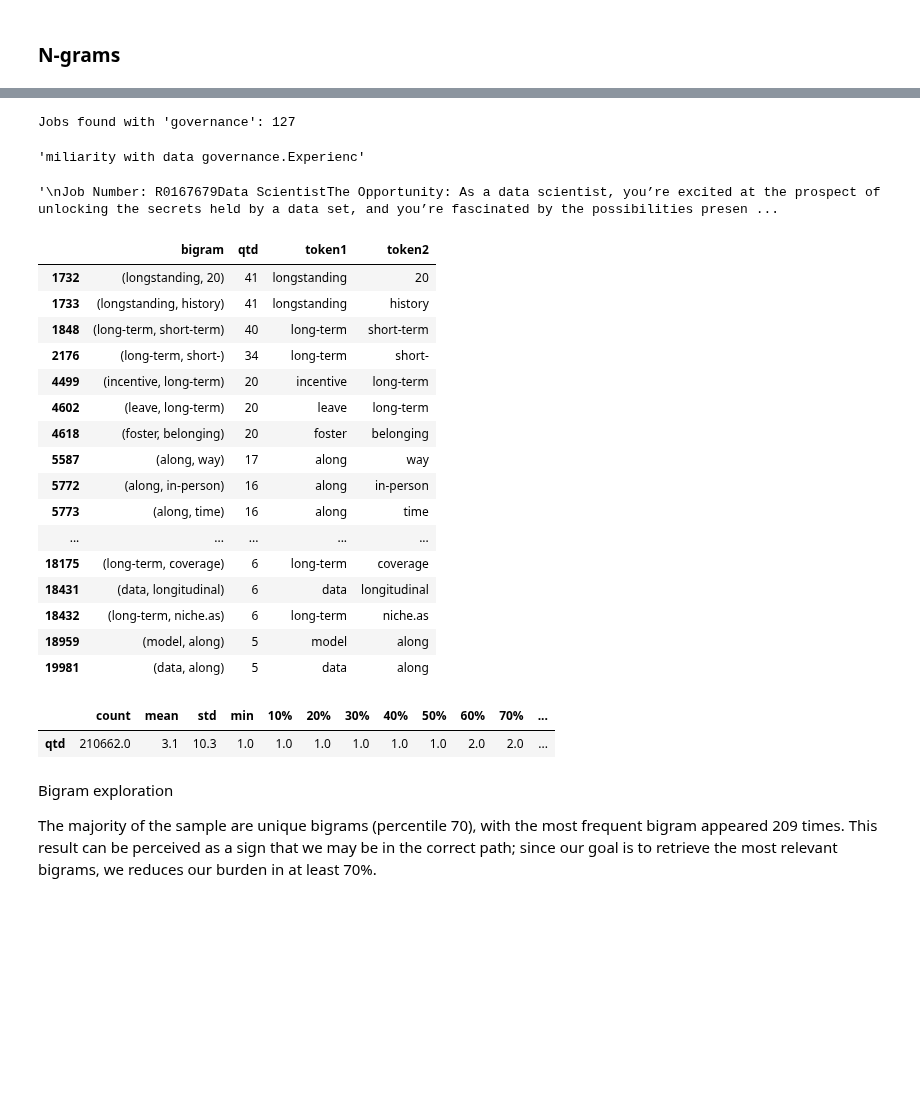
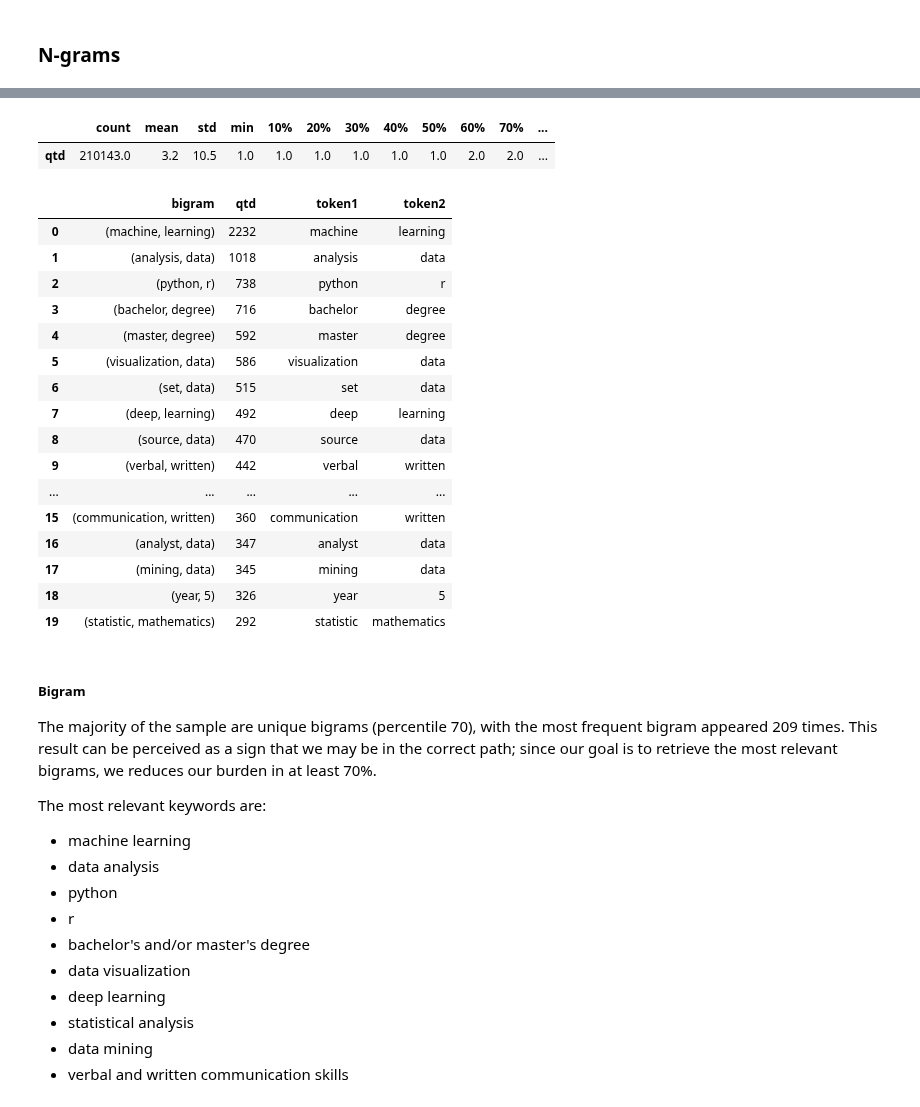
Before and after one commit to rknagao/studies, a Jupyter notebook: skills_keywords/notebook.ipynb, the cells around one changed output, grey strips where cells are left out. Cells and saved outputs as stored; diff of their text form; code cells hidden in the pictures; blank space fills up the shorter version.

```diff
--- a/skills_keywords/notebook.ipynb
+++ b/skills_keywords/notebook.ipynb
@@ -475,42 +415,42 @@ Jobs found with 'MLOps': 54
-# %%
-i = 'governance'
-example_job_description(df_raw, i)
-# %% [output]
-Jobs found with 'governance': 127
-'miliarity with data governance.Experienc'
-# %%
-df_raw.loc[df_raw['description'].str.contains('pregnancy')].iloc[0, 2]
-# %% [output]
-'\nJob Number: R0167679Data ScientistThe Opportunity: As a data scientist, you’re excited at the prospect of unlocking the secrets held by a data set, and you’re fascinated by the possibilities presen ...
-# %%
-i = 'long'
-df_bi.loc[(df_bi['token1'].str.contains(i)) | (df_bi['token2'].str.contains(i))].head(50)
-# %% [output]
-|  | bigram | qtd | token1 | token2 |
-| 1732 | (longstanding, 20) | 41 | longstanding | 20 |
-| 1733 | (longstanding, history) | 41 | longstanding | history |
-| 1848 | (long-term, short-term) | 40 | long-term | short-term |
-| 2176 | (long-term, short-) | 34 | long-term | short- |
-| 4499 | (incentive, long-term) | 20 | incentive | long-term |
-| 4602 | (leave, long-term) | 20 | leave | long-term |
-| 4618 | (foster, belonging) | 20 | foster | belonging |
-| 5587 | (along, way) | 17 | along | way |
-| 5772 | (along, in-person) | 16 | along | in-person |
-| 5773 | (along, time) | 16 | along | time |
-| ... | ... | ... | ... | ... |
-| 18175 | (long-term, coverage) | 6 | long-term | coverage |
-| 18431 | (data, longitudinal) | 6 | data | longitudinal |
-| 18432 | (long-term, niche.as) | 6 | long-term | niche.as |
-| 18959 | (model, along) | 5 | model | along |
-| 19981 | (data, along) | 5 | data | along |
 # %%
-perc = np.array(list(range(1, 10, 1)))/10
+df_bi.describe(percentiles=np.array(list(range(1, 10, 1)))/10).T.round(1)
+# %% [output]
+|  | count | mean | std | min | 10% | 20% | 30% | 40% | 50% | 60% | 70% | ... |
+| qtd | 210143.0 | 3.2 | 10.5 | 1.0 | 1.0 | 1.0 | 1.0 | 1.0 | 1.0 | 2.0 | 2.0 | ... |
-# %%
-df_bi.describe(percentiles=perc).T.round(1)
-# %% [output]
-|  | count | mean | std | min | 10% | 20% | 30% | 40% | 50% | 60% | 70% | ... |
-| qtd | 210662.0 | 3.1 | 10.3 | 1.0 | 1.0 | 1.0 | 1.0 | 1.0 | 1.0 | 2.0 | 2.0 | ... |
+# %%
+df_bi.head(20)
+# %% [output]
+|  | bigram | qtd | token1 | token2 |
+| 0 | (machine, learning) | 2232 | machine | learning |
+| 1 | (analysis, data) | 1018 | analysis | data |
+| 2 | (python, r) | 738 | python | r |
+| 3 | (bachelor, degree) | 716 | bachelor | degree |
+| 4 | (master, degree) | 592 | master | degree |
+| 5 | (visualization, data) | 586 | visualization | data |
+| 6 | (set, data) | 515 | set | data |
+| 7 | (deep, learning) | 492 | deep | learning |
+| 8 | (source, data) | 470 | source | data |
+| 9 | (verbal, written) | 442 | verbal | written |
+| ... | ... | ... | ... | ... |
+| 15 | (communication, written) | 360 | communication | written |
+| 16 | (analyst, data) | 347 | analyst | data |
+| 17 | (mining, data) | 345 | mining | data |
+| 18 | (year, 5) | 326 | year | 5 |
+| 19 | (statistic, mathematics) | 292 | statistic | mathematics |
 # %% [markdown]
-Bigram exploration
+##### Bigram
 
 The majority of the sample are unique bigrams (percentile 70), with the most frequent bigram appeared 209 times. This result can be perceived as a sign that we may be in the correct path; since our goal is to retrieve the most relevant bigrams, we reduces our burden in at least 70%.
+
+The most relevant keywords are:
+
+- machine learning
+- data analysis
+- python
+- r
+- bachelor's and/or master's degree
+- data visualization
+- deep learning
+- statistical analysis
+- data mining
+- verbal and written communication skills
```
Also changed, not shown: parts of 42 cells of this notebook.
